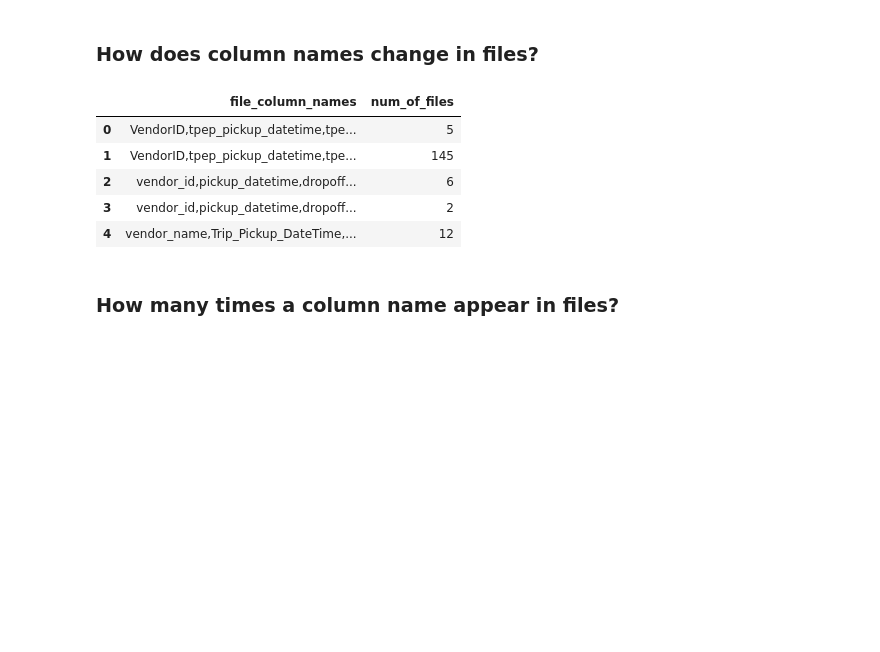
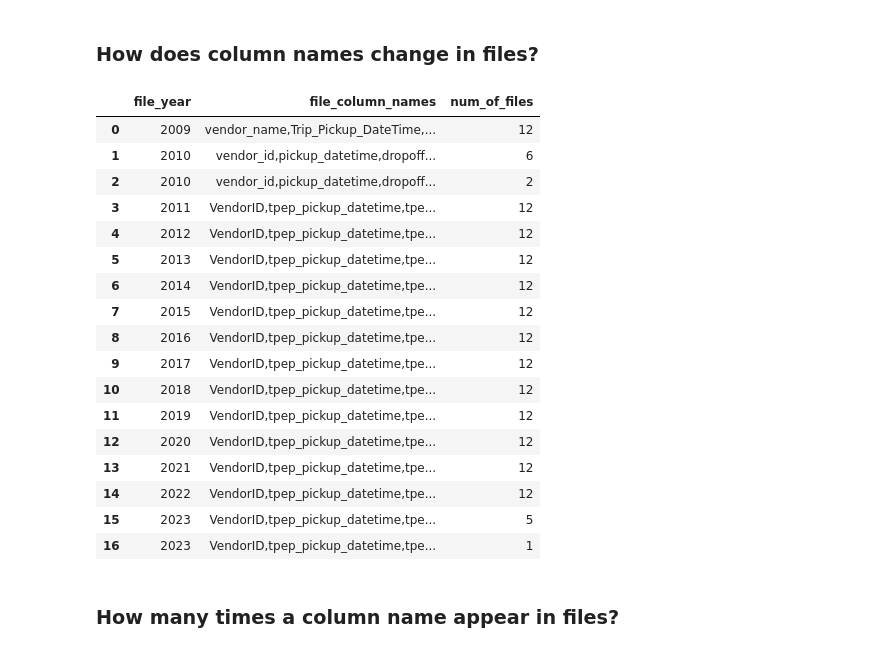
Before and after one commit to lykmapipo/NYC-TLC-Trip-Data, a Jupyter notebook: explore_yellow_trips_metadata.ipynb, the cells around one changed output. Saved outputs shown, nothing was run; the diff lists cells and outputs as text; code cells hidden in the pictures; blank space fills up the shorter version.

```diff
--- a/explore_yellow_trips_metadata.ipynb
+++ b/explore_yellow_trips_metadata.ipynb
@@ -209,16 +209,29 @@ df8.head(n=10)
 # %% [markdown]
 ### How does column names change in files?
 # %%
-df9 = df[["file_column_names"]].groupby(by=["file_column_names"]).size()
+df9 = df[["file_year", "file_column_names"]].groupby(by=["file_year", "file_column_names"]).size()
 df9 = df9.reset_index(name="num_of_files")
+pd.set_option('display.max_colwidth', None)
 df9
 # %% [output]
-|  | file_column_names | num_of_files |
-| 0 | VendorID,tpep_pickup_datetime,tpe... | 5 |
-| 1 | VendorID,tpep_pickup_datetime,tpe... | 145 |
-| 2 | vendor_id,pickup_datetime,dropoff... | 6 |
-| 3 | vendor_id,pickup_datetime,dropoff... | 2 |
-| 4 | vendor_name,Trip_Pickup_DateTime,... | 12 |
+|  | file_year | file_column_names | num_of_files |
+| 0 | 2009 | vendor_name,Trip_Pickup_DateTime,... | 12 |
+| 1 | 2010 | vendor_id,pickup_datetime,dropoff... | 6 |
+| 2 | 2010 | vendor_id,pickup_datetime,dropoff... | 2 |
+| 3 | 2011 | VendorID,tpep_pickup_datetime,tpe... | 12 |
+| 4 | 2012 | VendorID,tpep_pickup_datetime,tpe... | 12 |
+| 5 | 2013 | VendorID,tpep_pickup_datetime,tpe... | 12 |
+| 6 | 2014 | VendorID,tpep_pickup_datetime,tpe... | 12 |
+| 7 | 2015 | VendorID,tpep_pickup_datetime,tpe... | 12 |
+| 8 | 2016 | VendorID,tpep_pickup_datetime,tpe... | 12 |
+| 9 | 2017 | VendorID,tpep_pickup_datetime,tpe... | 12 |
+| 10 | 2018 | VendorID,tpep_pickup_datetime,tpe... | 12 |
+| 11 | 2019 | VendorID,tpep_pickup_datetime,tpe... | 12 |
+| 12 | 2020 | VendorID,tpep_pickup_datetime,tpe... | 12 |
+| 13 | 2021 | VendorID,tpep_pickup_datetime,tpe... | 12 |
+| 14 | 2022 | VendorID,tpep_pickup_datetime,tpe... | 12 |
+| 15 | 2023 | VendorID,tpep_pickup_datetime,tpe... | 5 |
+| 16 | 2023 | VendorID,tpep_pickup_datetime,tpe... | 1 |
 # %% [markdown]
 ### How many times a column name appear in files?
 # %%
```
Also changed, not shown: parts of 1 cell of this notebook.
